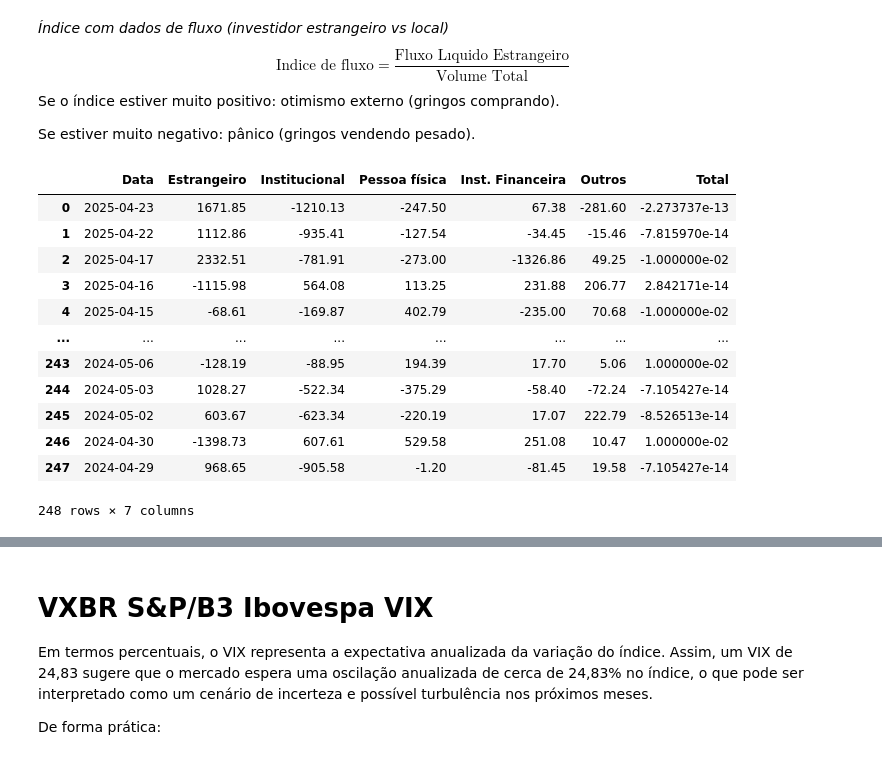
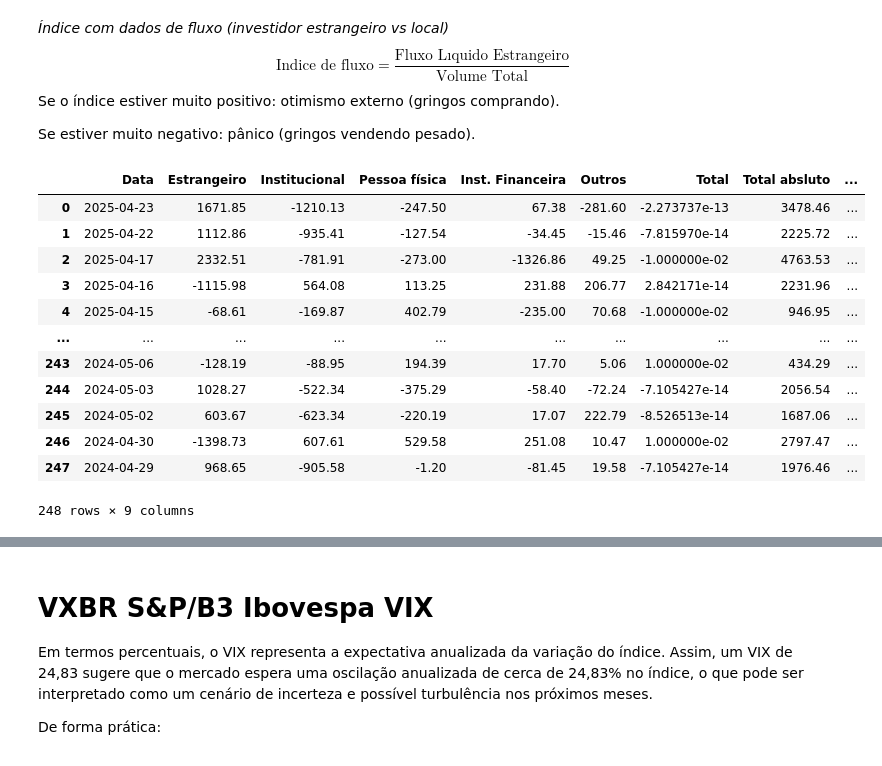
Before and after one commit to BDonadelli/Finance-playground, a Jupyter notebook: panico.ipynb, the cells around one changed output, grey strips where cells are left out. Drawn from its saved outputs; the diff is of its cells as text; code cells hidden in the pictures.

```diff
--- a/panico.ipynb
+++ b/panico.ipynb
@@ -180,40 +180,43 @@ except:
 # %%
 fluxo = pd.read_csv('data/fluxo-estrangeiro.csv')
 
 # Converter a coluna Data para datetime
 fluxo['Data'] = pd.to_datetime(fluxo['Data'], format='%d/%m/%Y')
 
 # Função para limpar e converter os valores para float
 def converter_valor(valor):
     if isinstance(valor, str):
         # Remove o sufixo " mi"
         valor = valor.replace(' mi', '')
         # Substitui o ponto de milhar e vírgula decimal para formato float padrão
         valor = valor.replace('.', '').replace(',', '.')
         return float(valor)
     return valor
 
 # Aplicar a função para todas as colunas, exceto 'Data'
 colunas_valores = fluxo.columns.difference(['Data'])
 for col in colunas_valores:
     fluxo[col] = fluxo[col].apply(converter_valor)
 
 fluxo['Total'] = (fluxo['Estrangeiro']+fluxo['Institucional']+fluxo['Pessoa física']+fluxo['Inst. Financeira']+fluxo['Outros'] 	)
+fluxo['Total absluto'] = abs(fluxo['Estrangeiro'])+abs(fluxo['Institucional'])+abs(fluxo['Pessoa física'])+abs(fluxo['Inst. Financeira'])+abs(fluxo['Outros'] 	)
+
+fluxo['Indice de fluxo'] = fluxo['Estrangeiro']/fluxo['Total absluto']
 # fluxo['Total2'] = fluxo[colunas_valores].sum(axis=1)
 # print(fluxo)
 # print(fluxo.dtypes)
 fluxo
 # %% [output]
-|  | Data | Estrangeiro | Institucional | Pessoa física | Inst. Financeira | Outros | Total |
-| 0 | 2025-04-23 | 1671.85 | -1210.13 | -247.50 | 67.38 | -281.60 | -2.273737e-13 |
-| 1 | 2025-04-22 | 1112.86 | -935.41 | -127.54 | -34.45 | -15.46 | -7.815970e-14 |
-| 2 | 2025-04-17 | 2332.51 | -781.91 | -273.00 | -1326.86 | 49.25 | -1.000000e-02 |
-| 3 | 2025-04-16 | -1115.98 | 564.08 | 113.25 | 231.88 | 206.77 | 2.842171e-14 |
-| 4 | 2025-04-15 | -68.61 | -169.87 | 402.79 | -235.00 | 70.68 | -1.000000e-02 |
-| ... | ... | ... | ... | ... | ... | ... | ... |
-| 243 | 2024-05-06 | -128.19 | -88.95 | 194.39 | 17.70 | 5.06 | 1.000000e-02 |
-| 244 | 2024-05-03 | 1028.27 | -522.34 | -375.29 | -58.40 | -72.24 | -7.105427e-14 |
-| 245 | 2024-05-02 | 603.67 | -623.34 | -220.19 | 17.07 | 222.79 | -8.526513e-14 |
-| 246 | 2024-04-30 | -1398.73 | 607.61 | 529.58 | 251.08 | 10.47 | 1.000000e-02 |
-| 247 | 2024-04-29 | 968.65 | -905.58 | -1.20 | -81.45 | 19.58 | -7.105427e-14 |
+|  | Data | Estrangeiro | Institucional | Pessoa física | Inst. Financeira | Outros | Total | Total absluto | ... |
+| 0 | 2025-04-23 | 1671.85 | -1210.13 | -247.50 | 67.38 | -281.60 | -2.273737e-13 | 3478.46 | ... |
+| 1 | 2025-04-22 | 1112.86 | -935.41 | -127.54 | -34.45 | -15.46 | -7.815970e-14 | 2225.72 | ... |
+| 2 | 2025-04-17 | 2332.51 | -781.91 | -273.00 | -1326.86 | 49.25 | -1.000000e-02 | 4763.53 | ... |
+| 3 | 2025-04-16 | -1115.98 | 564.08 | 113.25 | 231.88 | 206.77 | 2.842171e-14 | 2231.96 | ... |
+| 4 | 2025-04-15 | -68.61 | -169.87 | 402.79 | -235.00 | 70.68 | -1.000000e-02 | 946.95 | ... |
+| ... | ... | ... | ... | ... | ... | ... | ... | ... | ... |
+| 243 | 2024-05-06 | -128.19 | -88.95 | 194.39 | 17.70 | 5.06 | 1.000000e-02 | 434.29 | ... |
+| 244 | 2024-05-03 | 1028.27 | -522.34 | -375.29 | -58.40 | -72.24 | -7.105427e-14 | 2056.54 | ... |
+| 245 | 2024-05-02 | 603.67 | -623.34 | -220.19 | 17.07 | 222.79 | -8.526513e-14 | 1687.06 | ... |
+| 246 | 2024-04-30 | -1398.73 | 607.61 | 529.58 | 251.08 | 10.47 | 1.000000e-02 | 2797.47 | ... |
+| 247 | 2024-04-29 | 968.65 | -905.58 | -1.20 | -81.45 | 19.58 | -7.105427e-14 | 1976.46 | ... |
-248 rows × 7 columns
+248 rows × 9 columns
```
Also changed, not shown: parts of 3 cells of this notebook.
